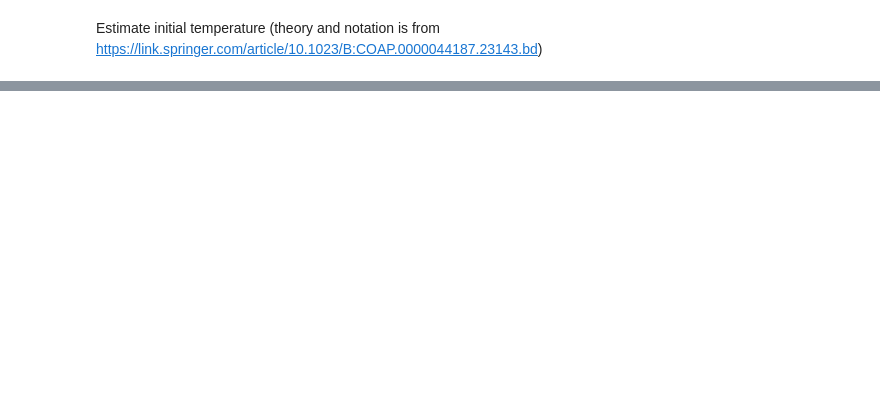
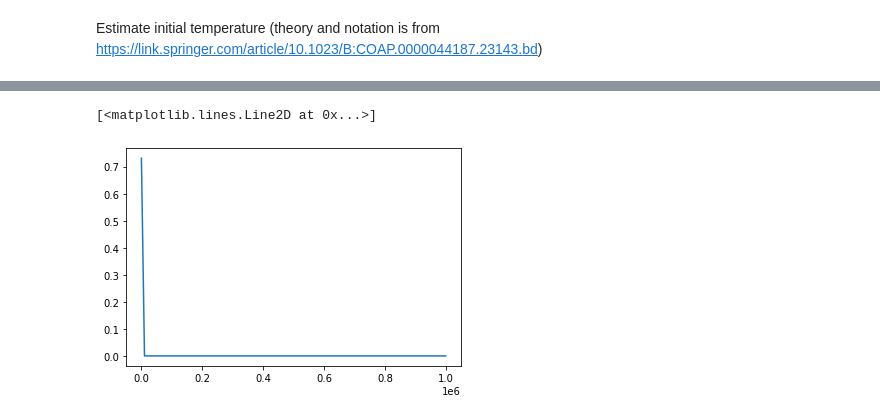
Before and after one commit to NumeloUno/CompilerQC, a Jupyter notebook: optimization/simualted_annealing.ipynb, the cells around one changed output, grey strips where cells are left out. Cells and saved outputs as stored; diff of their text form; code cells hidden in the pictures; blank space fills up the shorter version.

```diff
--- a/optimization/simualted_annealing.ipynb
+++ b/optimization/simualted_annealing.ipynb
@@ -81,0 +140,7 @@ mc.energy.polygon_object.visualize(), mc.energy.polygon_object.number_of_plaqs,
+# %%
+f = lambda x:1 - 1 / (1 + np.exp(-x))
+x = np.linspace(-1,1000000,100)
+plt.plot(x, f(x))
+# %% [output]
+[<matplotlib.lines.Line2D at 0x...>]
+[figure, added]
```
Also changed, not shown: parts of 18 cells of this notebook, 14 other files.
